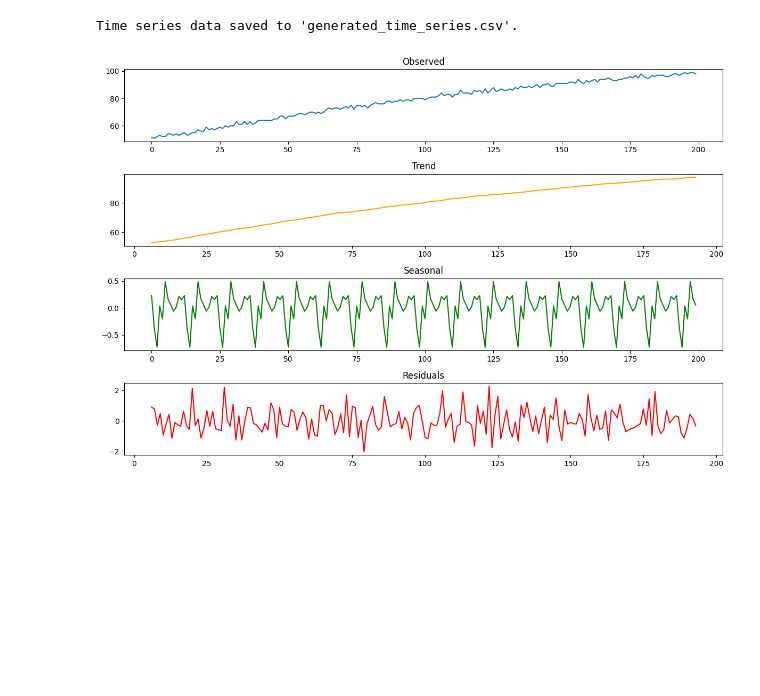
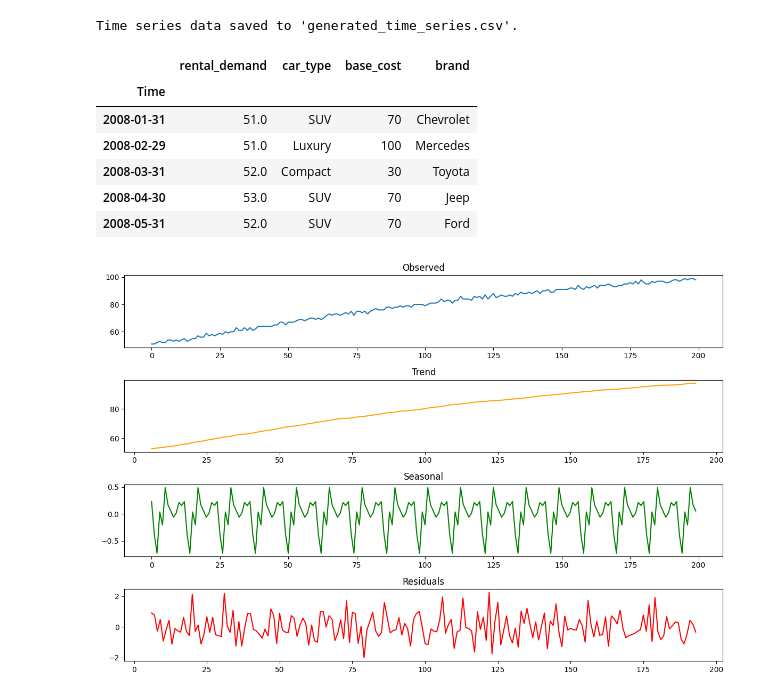
Before and after one commit to ovieimara/ITNPBD4, a Jupyter notebook: TS_generation.ipynb, the cells around one changed output. Saved outputs shown, nothing was run; the diff lists cells and outputs as text; code cells hidden in the pictures; blank space fills up the shorter version.

Commit message:
head

```diff
--- a/TS_generation.ipynb
+++ b/TS_generation.ipynb
@@ -162,7 +162,7 @@ class TimeSeriesGenerator(TimeSeriesABC):
     # df.set_index(x_col, inplace=True)
 
     # Perform decomposition
-    decomposition = seasonal_decompose(df[y_col], model='additive', period=365 if frequency == 'days' else 12)
+    decomposition = seasonal_decompose(df[y_col], model='additive', period=365 if self.frequency == 'days' else 12)
     return decomposition
 
 
@@ -310,6 +310,16 @@ time_series_generator.save_to_csv(df, file_name)
 # %% [output]
 [figure]
 Time series data saved to 'generated_time_series.csv'.
+# %%
+df.head()
+# %% [output]
+|  | rental_demand | car_type | base_cost | brand |
+| Time |  |  |  |  |
+| 2008-01-31 | 51.0 | SUV | 70 | Chevrolet |
+| 2008-02-29 | 51.0 | Luxury | 100 | Mercedes |
+| 2008-03-31 | 52.0 | Compact | 30 | Toyota |
+| 2008-04-30 | 53.0 | SUV | 70 | Jeep |
+| 2008-05-31 | 52.0 | SUV | 70 | Ford |
 # %%
 decomposition = time_series_generator.decompose_time_series(df, x_col, y_col)
 
```
Also changed, not shown: parts of 5 cells of this notebook.
